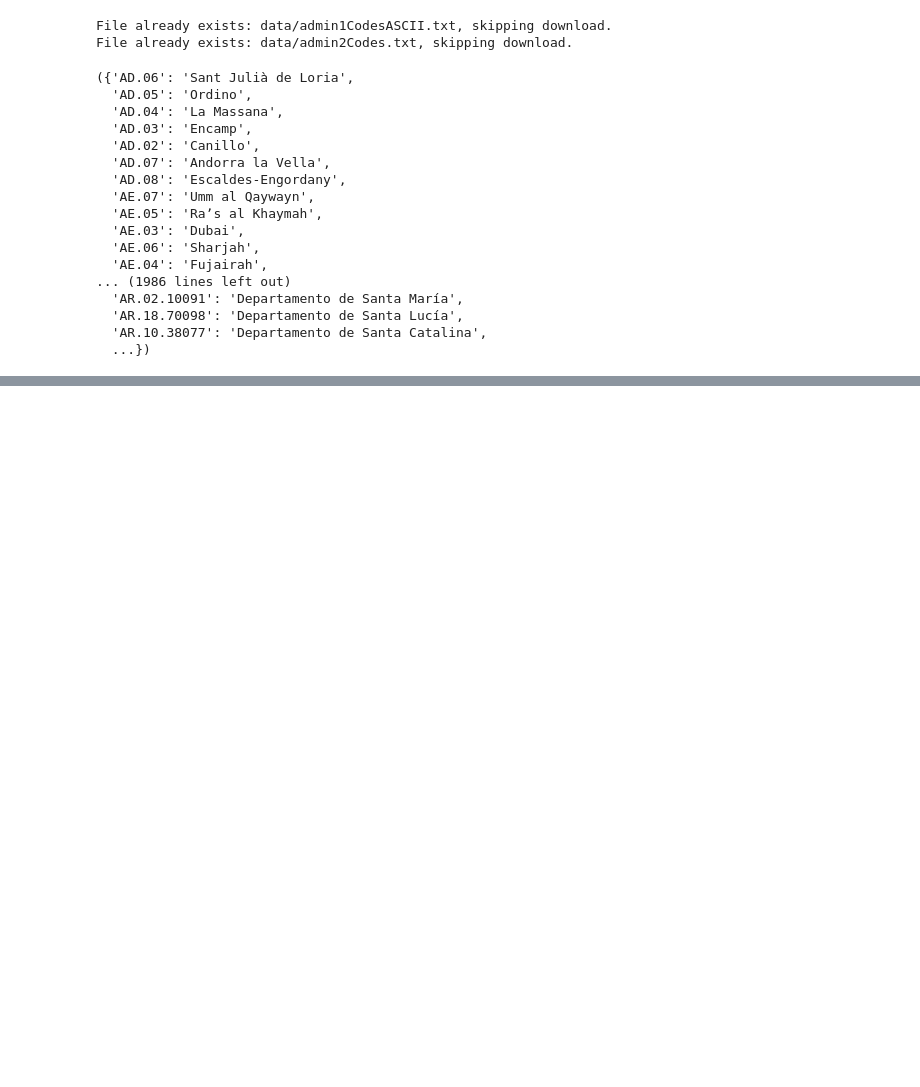
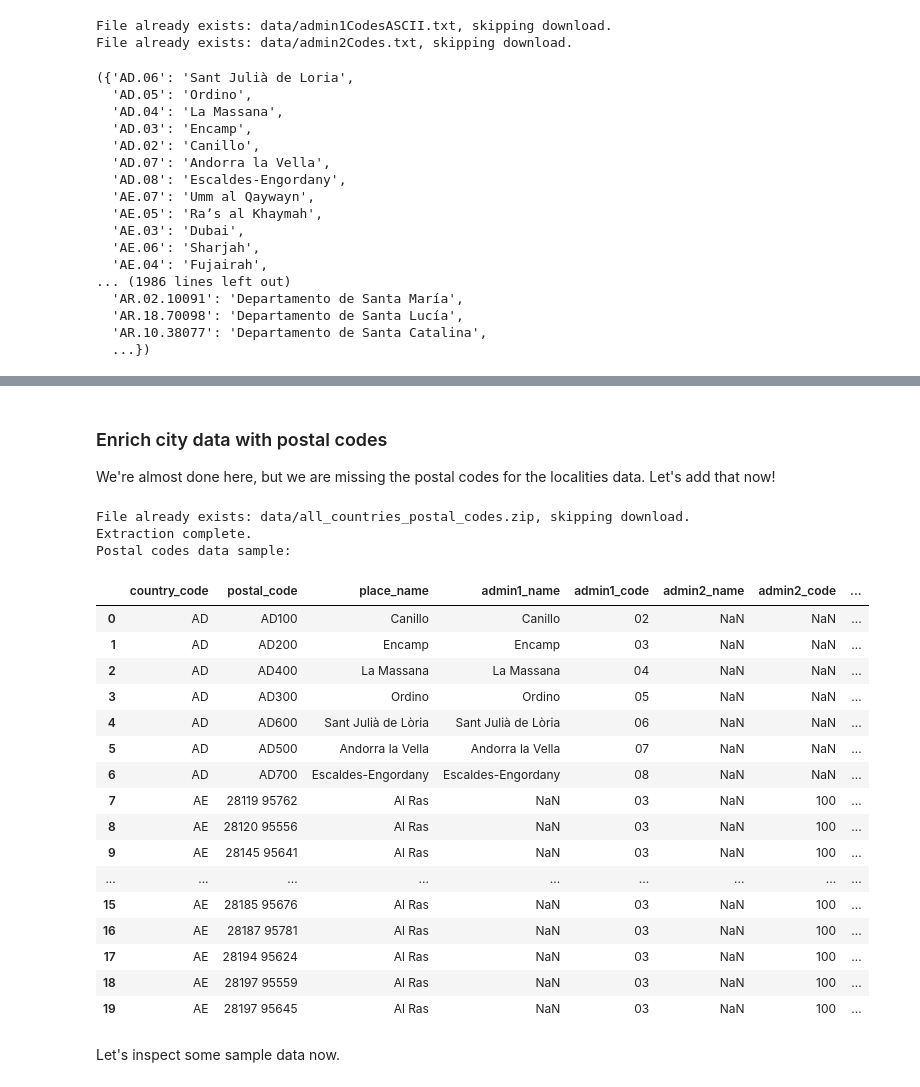
Before and after one commit to hospitaljobsin/hospitaljobsin, a Jupyter notebook: server/notebooks/import_regions.ipynb, the cells around one changed output, grey strips where cells are left out. Drawn from its saved outputs; the diff is of its cells as text; code cells hidden in the pictures; blank space fills up the shorter version.

```diff
--- a/server/notebooks/import_regions.ipynb
+++ b/server/notebooks/import_regions.ipynb
@@ -48,14 +53,14 @@ async def fetch_file(url: str, filepath: str):
     return filepath
 
 
-async def download_and_extract(url: str, extract_to: str = DATA_DIR, force: bool = False) -> list[str]:
+async def download_and_extract(url: str, extract_to: str = DATA_DIR, force: bool = False, filename: str | None = None) -> list[str]:
     """
     Async download and extract a file (zip or direct) from a URL.
 
     Retries handled by tenacity.
     """
     os.makedirs(extract_to, exist_ok=True)
-    filename = os.path.basename(url)
+    filename = filename or os.path.basename(url)
     filepath = os.path.join(extract_to, filename)
 
     if not os.path.exists(filepath) or force:
@@ -745,0 +669,47 @@ for batch_df in process_parquet_batches(parquet_files):
+# %% [markdown]
+### Enrich city data with postal codes
+We're almost done here, but we are missing the postal codes for the localities data. Let's add that now!
+# %%
+POSTAL_URL = "http://download.geonames.org/export/zip/allCountries.zip"
+
+async def download_postal_codes():
+    """Download and extract the global postal codes dataset."""
+    extracted = await download_and_extract(POSTAL_URL, filename="all_countries_postal_codes.zip")
+    return extracted[0]  # single .txt file inside
+
+
+def load_postal_df(postal_file: str) -> pd.DataFrame:
+    cols = [
+        "country_code", "postal_code", "place_name",
+        "admin1_name", "admin1_code",
+        "admin2_name", "admin2_code",
+        "admin3_name", "admin3_code",
+        "latitude", "longitude", "accuracy"
+    ]
+    return pd.read_csv(postal_file, sep="\t", header=None, names=cols, dtype=str)
+
+postal_file = await download_postal_codes()
+postal_df = load_postal_df(postal_file)
+print("Postal codes data sample:")
+postal_df.head(20)
+# %% [output]
+File already exists: data/all_countries_postal_codes.zip, skipping download.
+Extraction complete.
+Postal codes data sample:
+|  | country_code | postal_code | place_name | admin1_name | admin1_code | admin2_name | admin2_code | ... |
+| 0 | AD | AD100 | Canillo | Canillo | 02 | NaN | NaN | ... |
+| 1 | AD | AD200 | Encamp | Encamp | 03 | NaN | NaN | ... |
+| 2 | AD | AD400 | La Massana | La Massana | 04 | NaN | NaN | ... |
+| 3 | AD | AD300 | Ordino | Ordino | 05 | NaN | NaN | ... |
+| 4 | AD | AD600 | Sant Julià de Lòria | Sant Julià de Lòria | 06 | NaN | NaN | ... |
+| 5 | AD | AD500 | Andorra la Vella | Andorra la Vella | 07 | NaN | NaN | ... |
+| 6 | AD | AD700 | Escaldes-Engordany | Escaldes-Engordany | 08 | NaN | NaN | ... |
+| 7 | AE | 28119 95762 | Al Ras | NaN | 03 | NaN | 100 | ... |
+| 8 | AE | 28120 95556 | Al Ras | NaN | 03 | NaN | 100 | ... |
+| 9 | AE | 28145 95641 | Al Ras | NaN | 03 | NaN | 100 | ... |
+| ... | ... | ... | ... | ... | ... | ... | ... | ... |
+| 15 | AE | 28185 95676 | Al Ras | NaN | 03 | NaN | 100 | ... |
+| 16 | AE | 28187 95781 | Al Ras | NaN | 03 | NaN | 100 | ... |
+| 17 | AE | 28194 95624 | Al Ras | NaN | 03 | NaN | 100 | ... |
+| 18 | AE | 28197 95559 | Al Ras | NaN | 03 | NaN | 100 | ... |
+| 19 | AE | 28197 95645 | Al Ras | NaN | 03 | NaN | 100 | ... |
@@ -745,0 +790,2 @@ for batch_df in process_parquet_batches(parquet_files):
+# %% [markdown]
+Let's inspect some sample data now.
```
Also changed, not shown: parts of 8 cells of this notebook, 2 other files.
